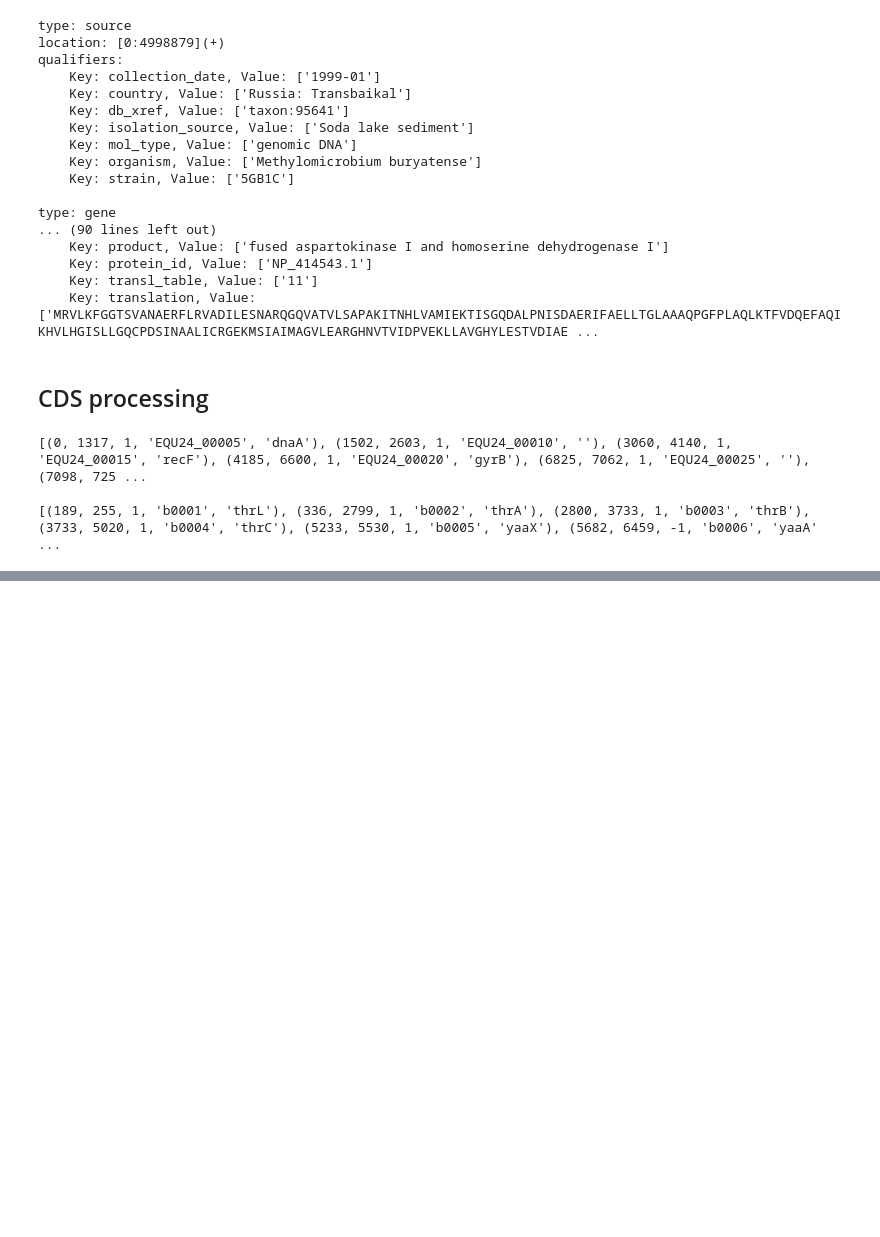
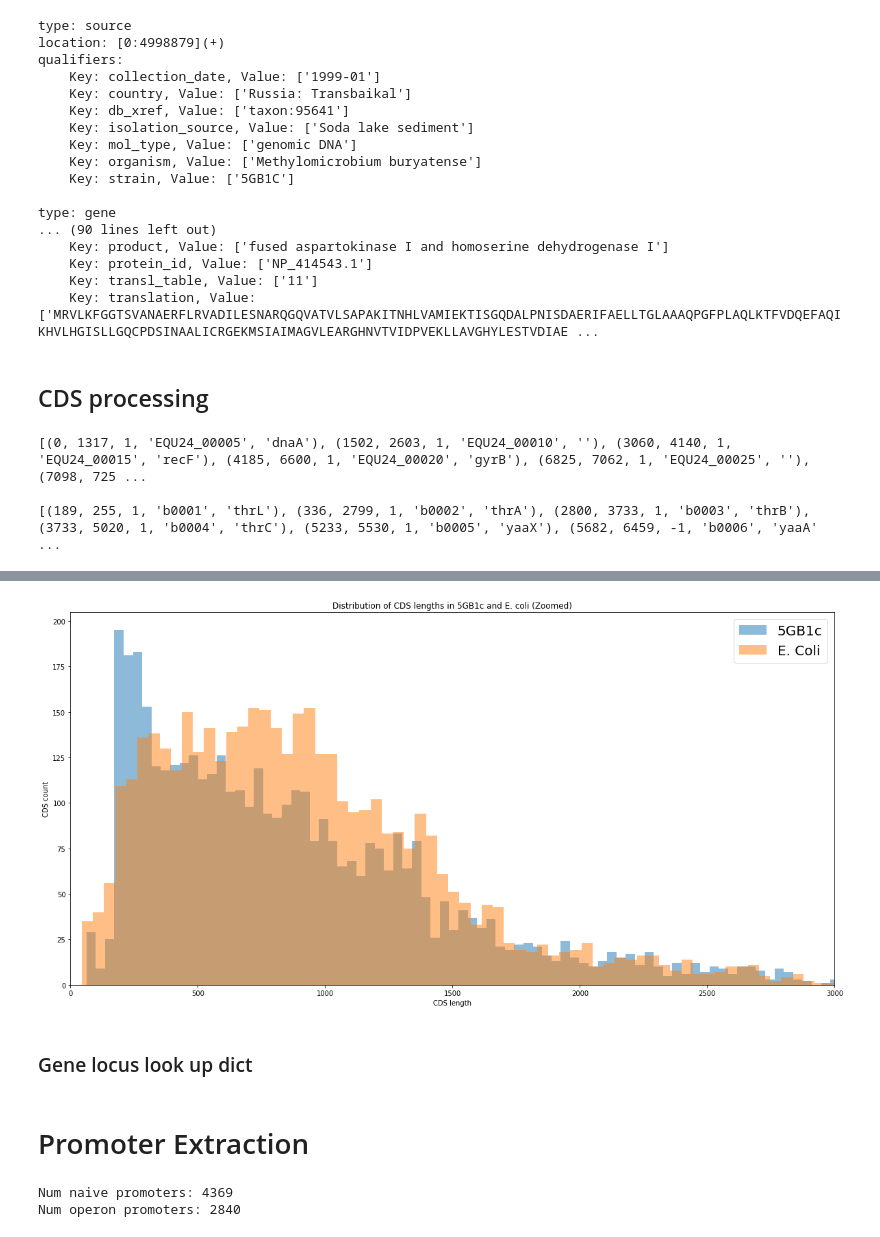
Before and after one commit to erinhwilson/regulatory-dna-perplexity, a Jupyter notebook: promoter_perplexity.ipynb, the cells around one changed output, grey strips where cells are left out. Drawn from its saved outputs; the diff is of its cells as text; code cells hidden in the pictures; blank space fills up the shorter version.

Commit message:
basic promoter extraction and sanity checks

```diff
--- a/promoter_perplexity.ipynb
+++ b/promoter_perplexity.ipynb
@@ -105,0 +170,16 @@ print(cds_ecoli[:10])
+# %%
+plt.figure(figsize=(20,10))
+plt.hist(cds_5G_lengths, alpha = 0.5, bins=500, label='5GB1c')
+plt.hist(cds_ecoli_lengths, alpha = 0.5, bins=500, label='E. Coli')
+
+#plt.yscale('log')
+plt.xlabel("CDS length")
+plt.ylabel("CDS count")
+plt.title("Distribution of CDS lengths in 5GB1c and E. coli (Zoomed)")
+plt.xlim(0,3000)
+plt.legend(fontsize = 20)
+plt.show()
+# %% [output]
+[figure, added]
+# %% [markdown]
+### Gene locus look up dict
@@ -105,0 +206,2 @@ print(cds_ecoli[:10])
+# %% [markdown]
+# Promoter Extraction
@@ -105,0 +305,11 @@ print(cds_ecoli[:10])
+# %%
+# use naive (operon ignorant) strategy to extract promoters
+naive_p_set,_,_ = get_promoters(gb_5G,cds_5G)
+print("Num naive promoters:", len(naive_p_set))
+
+# use operon ignorant conscious strategy to extract promoters
+operon_p_set,operon_locs,op_cand = get_promoters(gb_5G, cds_5G, operon_mode = True)
+print("Num operon promoters:", len(operon_p_set))
+# %% [output]
+Num naive promoters: 4369
+Num operon promoters: 2840
```
Also changed, not shown: parts of 11 cells of this notebook.
